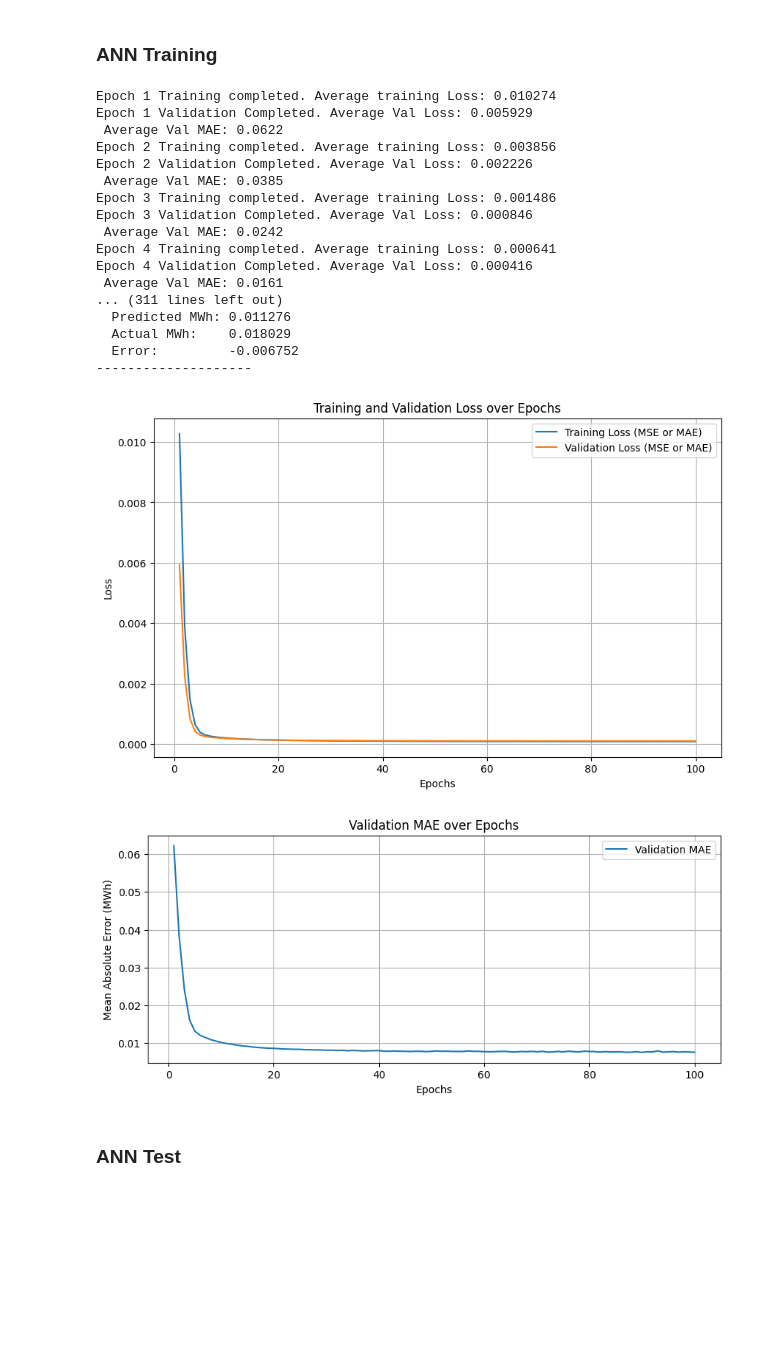
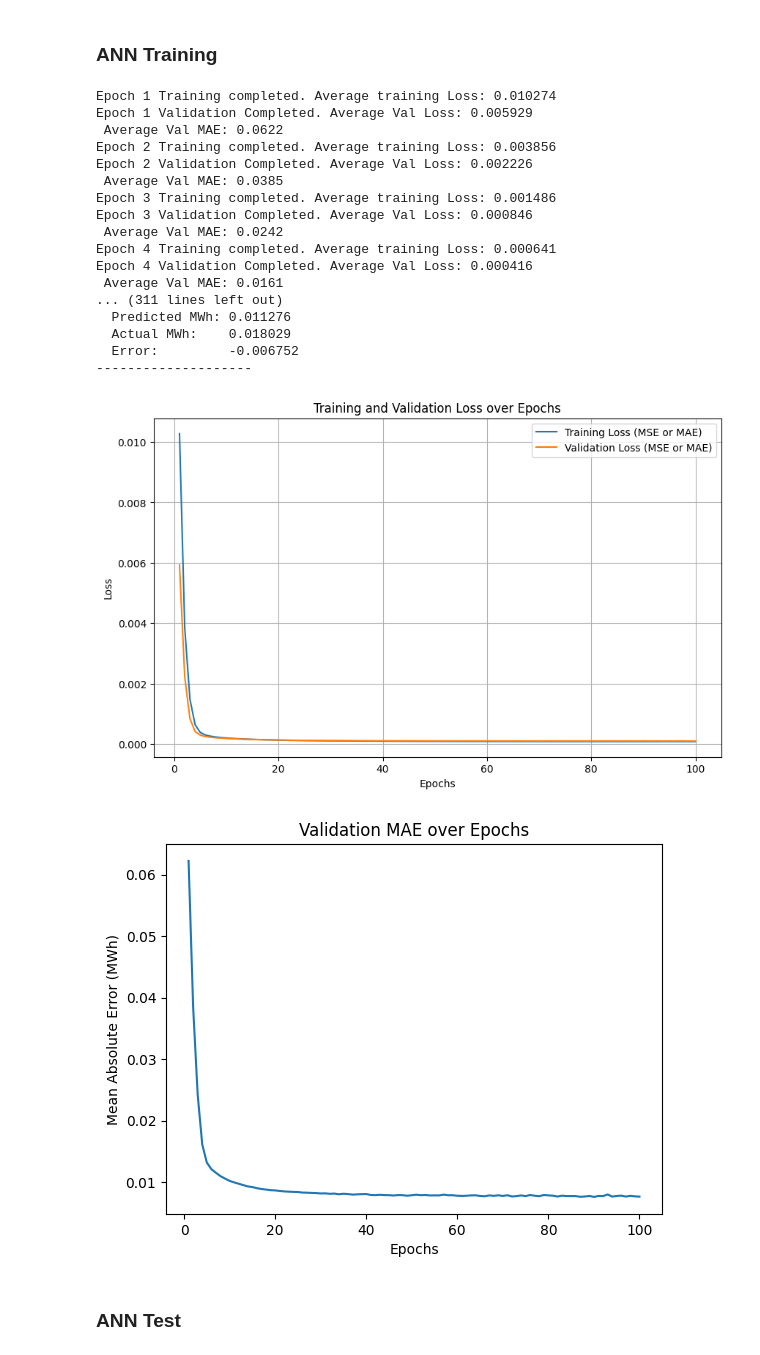
Before and after one commit to Alexgruden/solar-tracker-ai, a Jupyter notebook: Optimizing_Solar_Tracking_using_AI.ipynb, the cells around one changed output. Cells and saved outputs as stored; diff of their text form; code cells hidden in the pictures; blank space fills up the shorter version.

```diff
--- a/Optimizing_Solar_Tracking_using_AI.ipynb
+++ b/Optimizing_Solar_Tracking_using_AI.ipynb
@@ -174,13 +174,14 @@ class SolarTrackingNN(nn.Module):
     super(SolarTrackingNN, self).__init__()
     self.fc1 = nn.Linear(3,32) # First hidden layer: 3 inputs → 32 neurons
     self.fc2 = nn.Linear(32,32) # Second hidden layer: 32 → 32 neurons
-    self.fc3 = nn.Linear(32,1 ) # Output layer: 32 → 3 outputs
+    self.fc3 = nn.Linear(32,1 ) # Output layer: 32 → 1 outputs
 
     #Foward pass
   def forward(self, x):
     x = torch.relu(self.fc1(x)) # ReLU activation
     x = torch.relu(self.fc2(x)) # ReLU activation
     x = self.fc3(x)             # Linear output
+    return torch.clamp(x, min=0) # Ensure output is non-negative, as power cannot be negative
     return x
 
 #Created model
@@ -367,42 +368,41 @@ def plot_loss_curves(train_loss_history, val_loss_history): # Takes actual loss
   plt.xlabel('Epochs')
   plt.ylabel('Loss')
   plt.title('Training and Validation Loss over Epochs')
   plt.legend()
   plt.grid(True)
   # To save the figure:
   # plt.savefig('loss_curves.png')
   plt.show()
 
 plot_loss_curves(train_loss_hist, val_loss_hist)
 
-plt.figure(figsize=(10, 4))
-plt.plot(range(1, 100 + 1), val_mae_history, label='Validation MAE')
-plt.xlabel('Epochs')
-plt.ylabel('Mean Absolute Error (MWh)')
-plt.title('Validation MAE over Epochs')
-plt.legend()
-plt.grid(True)
-plt.show()
+plotData(
+    range(1, len(val_mae_history) + 1),
+    val_mae_history,
+    'Epochs',
+    'Mean Absolute Error (MWh)',
+    'Validation MAE over Epochs'
+)
 # %% [output]
 Epoch 1 Training completed. Average training Loss: 0.010274
 Epoch 1 Validation Completed. Average Val Loss: 0.005929
  Average Val MAE: 0.0622
 Epoch 2 Training completed. Average training Loss: 0.003856
 Epoch 2 Validation Completed. Average Val Loss: 0.002226
  Average Val MAE: 0.0385
 Epoch 3 Training completed. Average training Loss: 0.001486
 Epoch 3 Validation Completed. Average Val Loss: 0.000846
  Average Val MAE: 0.0242
 Epoch 4 Training completed. Average training Loss: 0.000641
 Epoch 4 Validation Completed. Average Val Loss: 0.000416
  Average Val MAE: 0.0161
 ... (311 lines left out)
   Predicted MWh: 0.011276
   Actual MWh:    0.018029
   Error:         -0.006752
 --------------------
 [figure]
-[figure, old version]
+[figure, new version]
 # %% [markdown]
 ### ANN Test
 # %%
```
Also changed, not shown: parts of 5 cells of this notebook, 1 other file.
